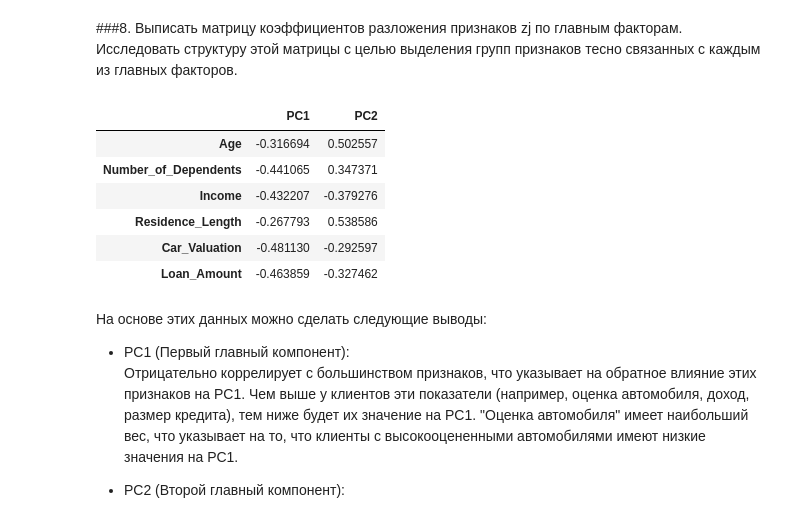
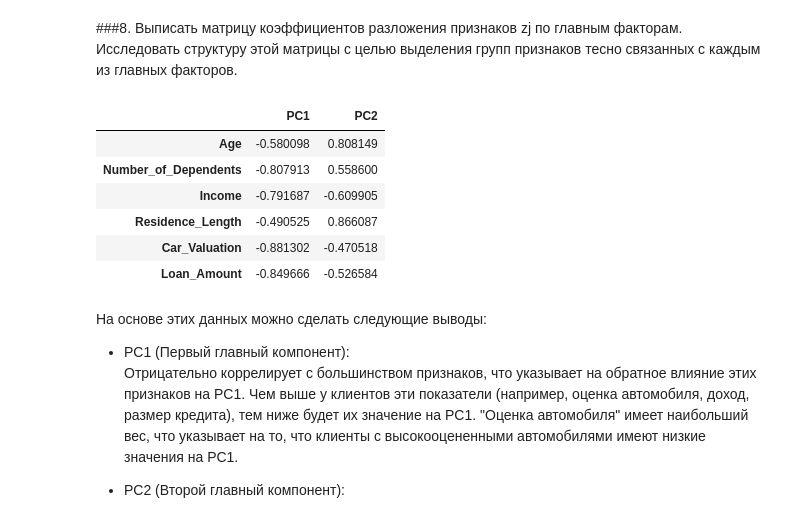
Before and after one commit to LukichevaPolina/da_methods_lab1, a Jupyter notebook: K_LAB_1.ipynb, the cells around one changed output. Drawn from its saved outputs; the diff is of its cells as text; code cells hidden in the pictures.

```diff
--- a/K_LAB_1.ipynb
+++ b/K_LAB_1.ipynb
@@ -168,3 +167,9 @@ sns.heatmap(corr, cmap="Blues", annot=True)
 pass
 # %% [output]
 [figure]
+# %%
+from scipy.stats import shapiro
+
+for column in data.columns:
+    stat, p = shapiro(data[column])
+    print("% stat = %.3f, p = %.f" % (column, stat, p))
@@ -208,13 +216,3 @@ pass
 # %% [markdown]
 Пропущенные значения в данных были заполненны с помощью линейной регрессии. Похожие объекты должны иметь похожие признаки, поэтому можно предсказать недостающие значения на основе других признаков.
 Для каждого признака линейная регрессия учится на запоненных данных и предсказывает пропущенные. Еще не обработанные признаки, не являющиеся целевыми на данном шаге, заполняются медианными значениями.
-# %%
-# Creating a copy of the data for median imputation
-data_median_imputed = data.copy()
-
-# Impute missing values with median
-for column in data.columns:
-    data_median_imputed[column].fillna(data[column].median(), inplace=True)
-
-# Checking if there are any missing values left in the median-imputed data
-missing_values_median_imputed = data_median_imputed.isnull().sum()
@@ -667,18 +705,16 @@ k = 2
 
 # Constructing Zk
 Uk = U[:, :k]
-Sk = np.diag(S[:k])
-VTk = VT[:k, :]
+Sk = np.diag(S)[:k]
+VTk = VT[:, :]
 
 # Calculating Zk
 Zk = np.dot(Uk, np.dot(Sk, VTk))
 
 # Calculating the approximation error in the spectral norm and Frobenius norm
-error_spectral_norm = np.linalg.norm(data_z - Zk, ord=2)
-error_frobenius_norm = np.linalg.norm(data_z - Zk, ord='fro')
+error_spectral_norm = np.linalg.norm(data_z - Zk, ord=2) / np.linalg.norm(data_z, ord=2)
+error_frobenius_norm = np.linalg.norm(data_z - Zk, ord='fro') / np.linalg.norm(data_z, ord='fro')
 
-print("Approximation error in the Spectral norm:", error_spectral_norm, "%")
-print("Approximation error in the Frobenius norm:", error_frobenius_norm, "%")
-
-# Displaying Zk Zk[:5, :]
+print("Approximation error in the Spectral norm:", error_spectral_norm * 100, "%")
+print("Approximation error in the Frobenius norm:", error_frobenius_norm * 100, "%")
 # %% [output]
@@ -751,21 +789,21 @@ T_df.head()
 ###8. Выписать матрицу коэффициентов разложения признаков zj по главным факторам. Исследовать структуру этой матрицы с целью выделения групп признаков тесно связанных с каждым из главных факторов.
 # %%
 # Extracting the loadings for the first two principal components from VT
-loadings = VTk.T
+loadings = Sk @ VTk
 
 # Creating a DataFrame for better visualization and interpretation
-loadings_df = pd.DataFrame(loadings, index=data_no_outliers.columns, columns=[f"PC{i}" for i in range(1, k + 1)])
+loadings_df = pd.DataFrame(loadings.T, index=data_no_outliers.columns, columns=[f"PC{i}" for i in range(1, k + 1)])
 
 # Displaying the loadings
 loadings_df
 # %% [output]
 |  | PC1 | PC2 |
-| Age | -0.316694 | 0.502557 |
-| Number_of_Dependents | -0.441065 | 0.347371 |
-| Income | -0.432207 | -0.379276 |
-| Residence_Length | -0.267793 | 0.538586 |
-| Car_Valuation | -0.481130 | -0.292597 |
-| Loan_Amount | -0.463859 | -0.327462 |
+| Age | -0.580098 | 0.808149 |
+| Number_of_Dependents | -0.807913 | 0.558600 |
+| Income | -0.791687 | -0.609905 |
+| Residence_Length | -0.490525 | 0.866087 |
+| Car_Valuation | -0.881302 | -0.470518 |
+| Loan_Amount | -0.849666 | -0.526584 |
 # %% [markdown]
 На основе этих данных можно сделать следующие выводы:
 
```
Also changed, not shown: parts of 18 cells of this notebook.
